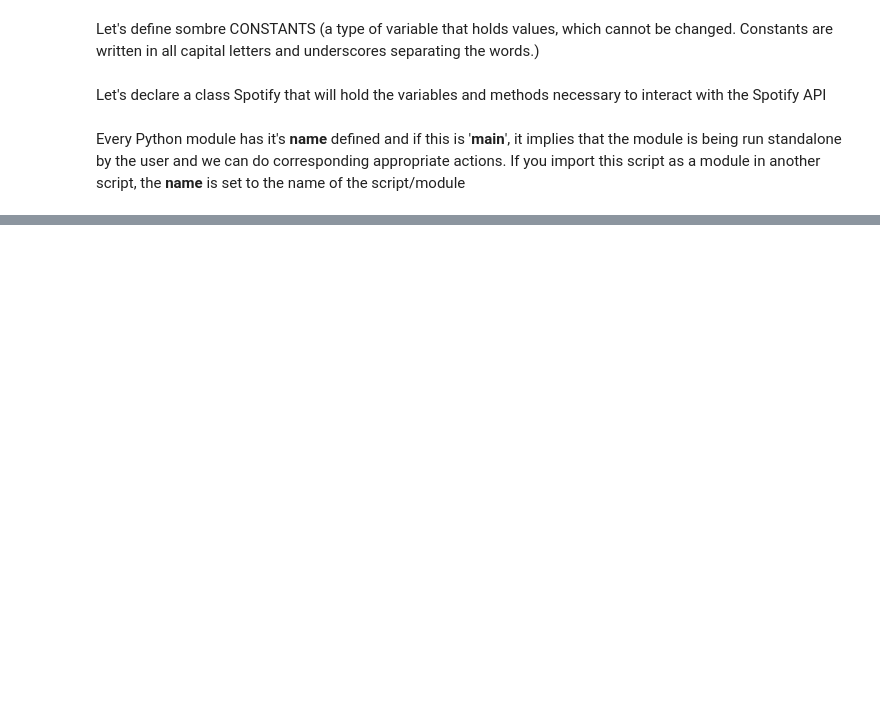
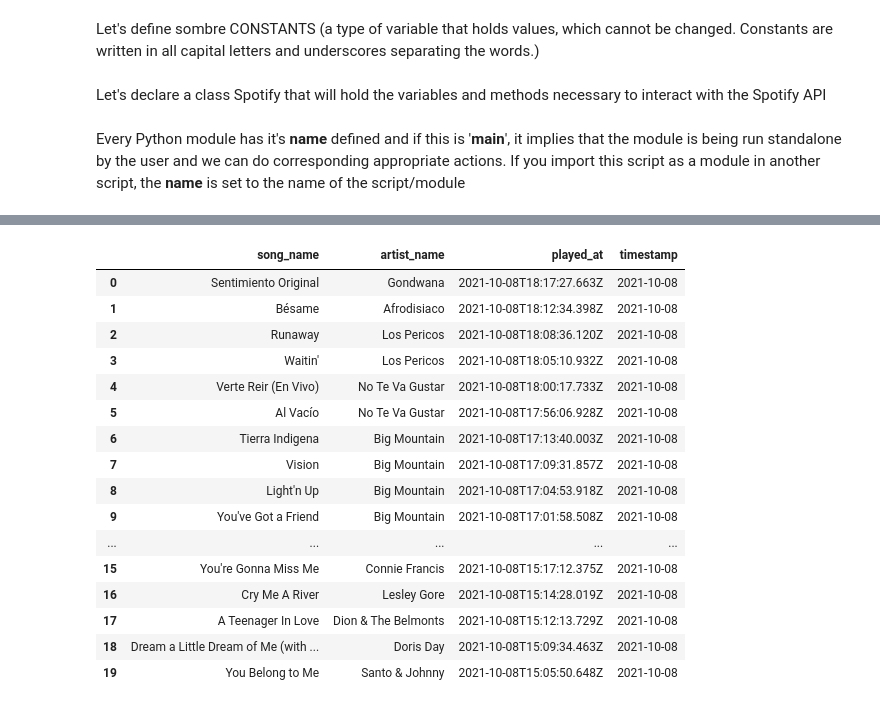
Before and after one commit to thecodemancer/Spotify_API, a Jupyter notebook: Build an ETL using your own Spotify data.ipynb, the cells around one changed output, grey strips where cells are left out. Drawn from its saved outputs; the diff is of its cells as text; code cells hidden in the pictures; blank space fills up the shorter version.

```diff
--- a/Build an ETL using your own Spotify data.ipynb
+++ b/Build an ETL using your own Spotify data.ipynb
@@ -32,7 +53,7 @@ DATABASE_LOCATION = "sqlite:///my_played_tracks.sqlite"
 USER_ID = "gatoreloaded"
 
 # Generate your token here:  https://developer.spotify.com/console/get-recently-played/
-TOKEN="BQAyaNqbUgruxByVc_x2i5WYdatF_2JeLt2G7q4h_FeUG2IL8v89j37fpjE7QsnYAEycCkbKJJGpg9a65ffy_FKzKGz41BCnL1fLqov1b6B9WdUdOqTbn77TBZOf7FYw-tXrdedswKC_fPTvJY4" # your Spotify API token
+TOKEN="BQD_11WUKzdIdm_p0CwWuQSvAWVTQtnwqNueirttPwuUUg8P5_32fuokRU-iaj07QBlP3h0yThzLEc5PQvSFLx18ncGemstGNl785qNR7v7zrgkZ9-lO1C-srEZZC7Bhu3BoTAJoQdrERRRuOfM" # your Spotify API token
 # %% [markdown]
 Let's declare a class Spotify that will hold the variables and methods necessary to interact with the Spotify API
 # %%
@@ -221,14 +242,26 @@ if __name__ == "__main__":
 
         # Validate
         if s.check_if_valid_data(song_df):
-            pp.pprint("Data valid, proceed to Load stage")
+            pp("Data valid, proceed to Load stage")
         else:
-            pp.pprint("Warning. The dataframe has issues")
+            pp("Warning. The dataframe has issues")
 
         # Load
 
         engine = sqlalchemy.create_engine(DATABASE_LOCATION)
         conn = sqlite3.connect('my_played_tracks.sqlite')
+
+        '''
+        try:
+            sql_adapter=SQliteAdapter(DATABASE_LOCATION)
+            sql_adapter.insert_into_my_played_tracks( song_df )
+            sql_adapter.close()
+
+        except Exception as err:
+            pp("Error. I could not insert the data" + str(err))
+        '''
+
+
         cursor = conn.cursor()
 
         sql_query = """
@@ -242,28 +275,27 @@ if __name__ == "__main__":
         """
 
         cursor.execute(sql_query)
-        pp.pprint("Opened database successfully")
+        pp("Opened database successfully")
 
         try:
             song_df.to_sql("my_played_tracks", engine, index=False, if_exists='append')
         except:
-            pp.pprint("Data already exists in the database")
+            pp("Data already exists in the database")
 
         conn.close()
-        pp.pprint("Close database successfully")
-
+        pp("Close database successfully")
 
 
         # Job scheduling
 
         # For the scheduling in Airflow, refer to files in the dag folder
     except KeyError as err:
-        pp.pprint("Key {} was not found in json data:".format(str(err)) )
-        pp.pprint(data, width=200)
+        pp("Key {} was not found in json data:".format(str(err)) )
+        pp(data, width=200)
     except ConnectionError as err:
-        pp.print('Failed to open database ')
+        pp('Failed to open database ')
     except OSError as err:
-        pp.print('Failed reading the OS ')
+        pp('Failed reading the OS ')
     except Exception as err:
-        print("Error " + str(err))
+        pp("Error " + str(err))
 # %% [output]
@@ -271,0 +326,20 @@ if __name__ == "__main__":
+# %%
+s.df.head(100)
+# %% [output]
+|  | song_name | artist_name | played_at | timestamp |
+| 0 | Sentimiento Original | Gondwana | 2021-10-08T18:17:27.663Z | 2021-10-08 |
+| 1 | Bésame | Afrodisiaco | 2021-10-08T18:12:34.398Z | 2021-10-08 |
+| 2 | Runaway | Los Pericos | 2021-10-08T18:08:36.120Z | 2021-10-08 |
+| 3 | Waitin' | Los Pericos | 2021-10-08T18:05:10.932Z | 2021-10-08 |
+| 4 | Verte Reir (En Vivo) | No Te Va Gustar | 2021-10-08T18:00:17.733Z | 2021-10-08 |
+| 5 | Al Vacío | No Te Va Gustar | 2021-10-08T17:56:06.928Z | 2021-10-08 |
+| 6 | Tierra Indigena | Big Mountain | 2021-10-08T17:13:40.003Z | 2021-10-08 |
+| 7 | Vision | Big Mountain | 2021-10-08T17:09:31.857Z | 2021-10-08 |
+| 8 | Light'n Up | Big Mountain | 2021-10-08T17:04:53.918Z | 2021-10-08 |
+| 9 | You've Got a Friend | Big Mountain | 2021-10-08T17:01:58.508Z | 2021-10-08 |
+| ... | ... | ... | ... | ... |
+| 15 | You're Gonna Miss Me | Connie Francis | 2021-10-08T15:17:12.375Z | 2021-10-08 |
+| 16 | Cry Me A River | Lesley Gore | 2021-10-08T15:14:28.019Z | 2021-10-08 |
+| 17 | A Teenager In Love | Dion & The Belmonts | 2021-10-08T15:12:13.729Z | 2021-10-08 |
+| 18 | Dream a Little Dream of Me (with ... | Doris Day | 2021-10-08T15:09:34.463Z | 2021-10-08 |
+| 19 | You Belong to Me | Santo & Johnny | 2021-10-08T15:05:50.648Z | 2021-10-08 |
```
Also changed, not shown: parts of 7 cells of this notebook, 3 other files.
